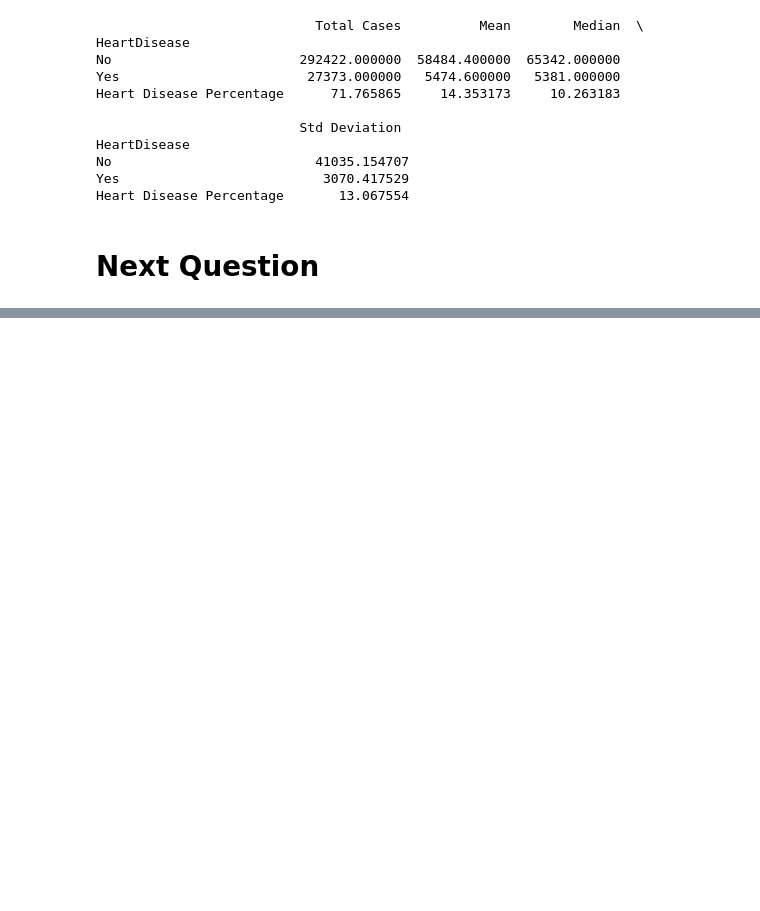
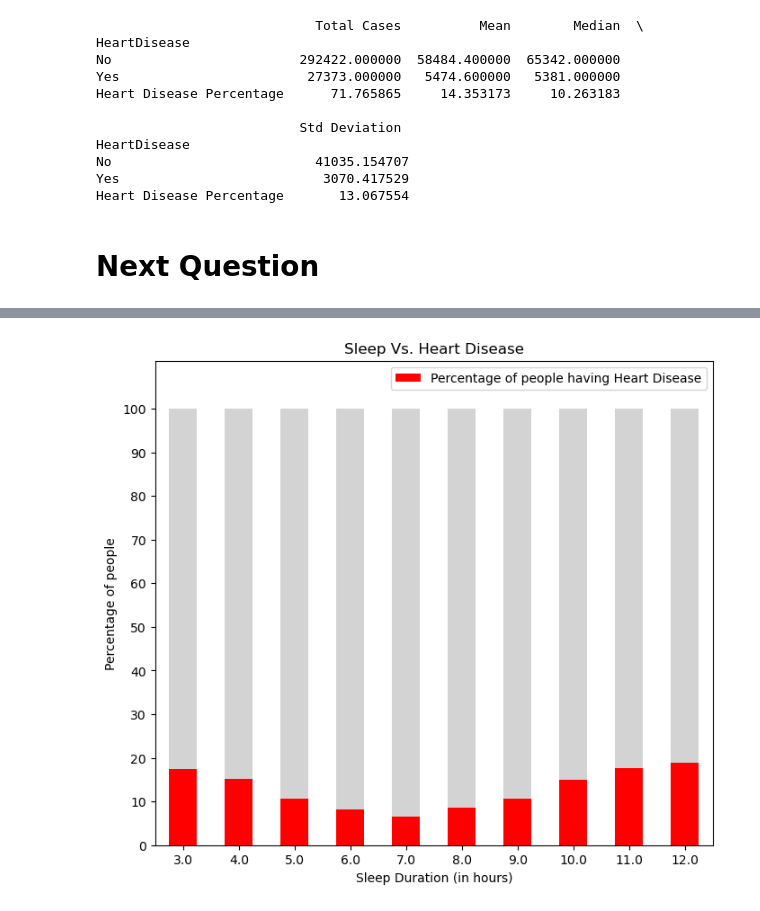
Before and after one commit to JaskiratSingh95/Project1_backup, a Jupyter notebook: Heart_disease_backup.ipynb, the cells around one changed output, grey strips where cells are left out. Saved outputs shown, nothing was run; the diff lists cells and outputs as text; code cells hidden in the pictures; blank space fills up the shorter version.

```diff
--- a/Heart_disease_backup.ipynb
+++ b/Heart_disease_backup.ipynb
@@ -340,0 +458,4 @@ Heart Disease Percentage       13.067554
+# %%
+sleep_df2_no = sleep_df2[sleep_df2["HeartDisease"]=="No"]
+sleep_df2_no = sleep_df2_no[["SleepTime", "count"]].rename(columns={"count":"No. of people NOT having Heart Disease"}).set_index(["SleepTime"])
+sleep_df2_no
@@ -340,0 +475,4 @@ Heart Disease Percentage       13.067554
+# %%
+sleep_df = pd.merge(sleep_df2_yes, sleep_df2_no, how='outer', on="SleepTime")
+sleep_df = pd.merge(sleep_df, sleep_df1, how='outer', on="SleepTime")
+sleep_df
@@ -340,0 +492,4 @@ Heart Disease Percentage       13.067554
+# %%
+sleep_df["Percentage of people having Heart Disease"] = round((sleep_df["No. of people having Heart Disease"]/sleep_df["No. of people"])*100, 2)
+sleep_df["Percentage of people NOT having Heart Disease"] = round((sleep_df["No. of people NOT having Heart Disease"]/sleep_df["No. of people"])*100, 2)
+sleep_df
@@ -340,0 +509,3 @@ Heart Disease Percentage       13.067554
+# %%
+final_sleep_df = sleep_df[["Percentage of people having Heart Disease", "Percentage of people NOT having Heart Disease"]]
+final_sleep_df
@@ -340,0 +525,16 @@ Heart Disease Percentage       13.067554
+# %%
+y_axis = [0,10,20,30,40,50,60,70,80,90,100]
+Sleep_plot = final_sleep_df.plot(kind="bar",
+                                 stacked=True,
+                                 figsize=(8,7),
+                                 ylim=(0,111),
+                                 title="Sleep Vs. Heart Disease",
+                                 xlabel= "Sleep Duration (in hours)",
+                                 rot= 0,
+                                 yticks= y_axis,
+                                 ylabel= "Percentage of people",
+                                 color=("red", "lightgray"))
+Sleep_plot.legend(["Percentage of people having Heart Disease"],)
+plt.show()
+# %% [output]
+[figure, added]
```
Also changed, not shown: parts of 17 cells of this notebook, 2 other files.
